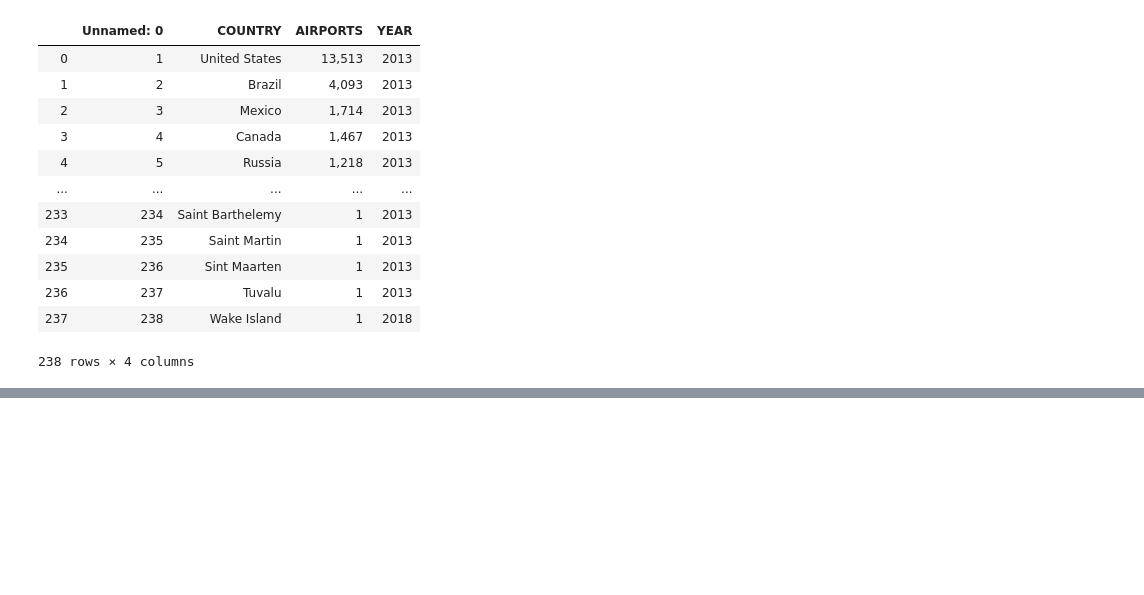
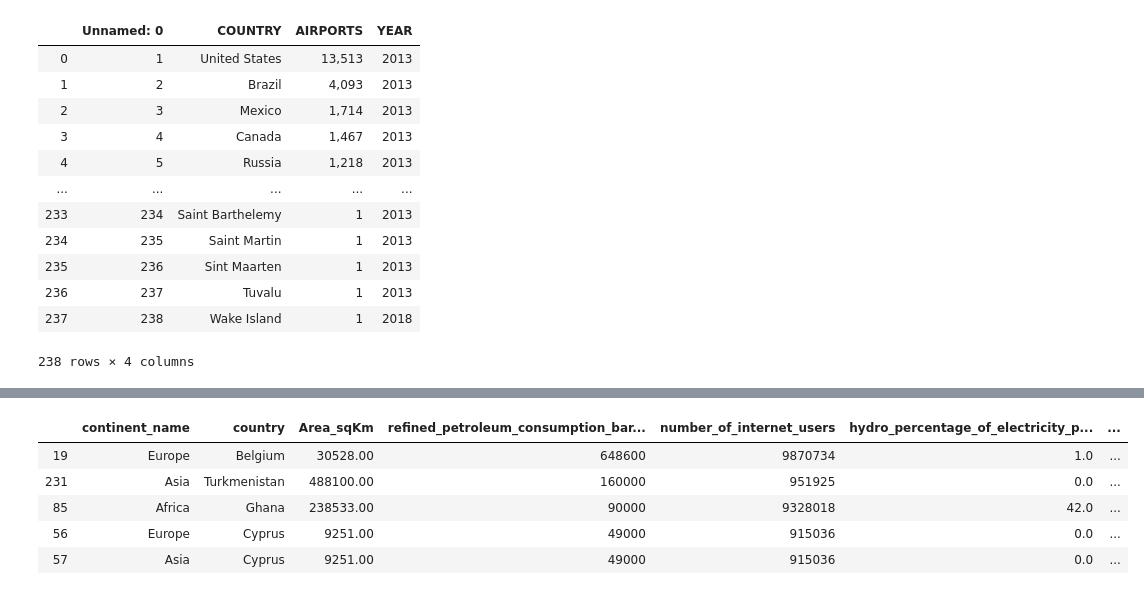
Before and after one commit to Silkways/CIA-Project, a Jupyter notebook: Laura's notebook.ipynb, the cells around one changed output, grey strips where cells are left out. Saved outputs shown, nothing was run; the diff lists cells and outputs as text; code cells hidden in the pictures; blank space fills up the shorter version.

```diff
--- a/Laura's notebook.ipynb
+++ b/Laura's notebook.ipynb
@@ -190,0 +285,9 @@ final_df
+# %%
+median_int = final_df['number_of_internet_users'].median()
+internet_users = ['Afghanistan','South Sudan']
+# %%
+int_rows_to_change = list(final_df[(final_df['number_of_internet_users'].isnull()) &
+         (final_df.country.isin(internet_users))].index)
+# %%
+final_df.loc[int_rows_to_change,'number_of_internet_users'] = median_int
+final_df[final_df.country.isin(internet_users)]
@@ -190,0 +298,2 @@ final_df
+# %%
+final_df['number_of_internet_users'].fillna(0,inplace = True )
@@ -190,0 +314,9 @@ final_df
+# %%
+final_df.head()
+# %% [output]
+|  | continent_name | country | Area_sqKm | refined_petroleum_consumption_bar... | number_of_internet_users | hydro_percentage_of_electricity_p... | ... |
+| 19 | Europe | Belgium | 30528.00 | 648600 | 9870734 | 1.0 | ... |
+| 231 | Asia | Turkmenistan | 488100.00 | 160000 | 951925 | 0.0 | ... |
+| 85 | Africa | Ghana | 238533.00 | 90000 | 9328018 | 42.0 | ... |
+| 56 | Europe | Cyprus | 9251.00 | 49000 | 915036 | 0.0 | ... |
+| 57 | Asia | Cyprus | 9251.00 | 49000 | 915036 | 0.0 | ... |
```
Also changed, not shown: parts of 30 cells of this notebook.
